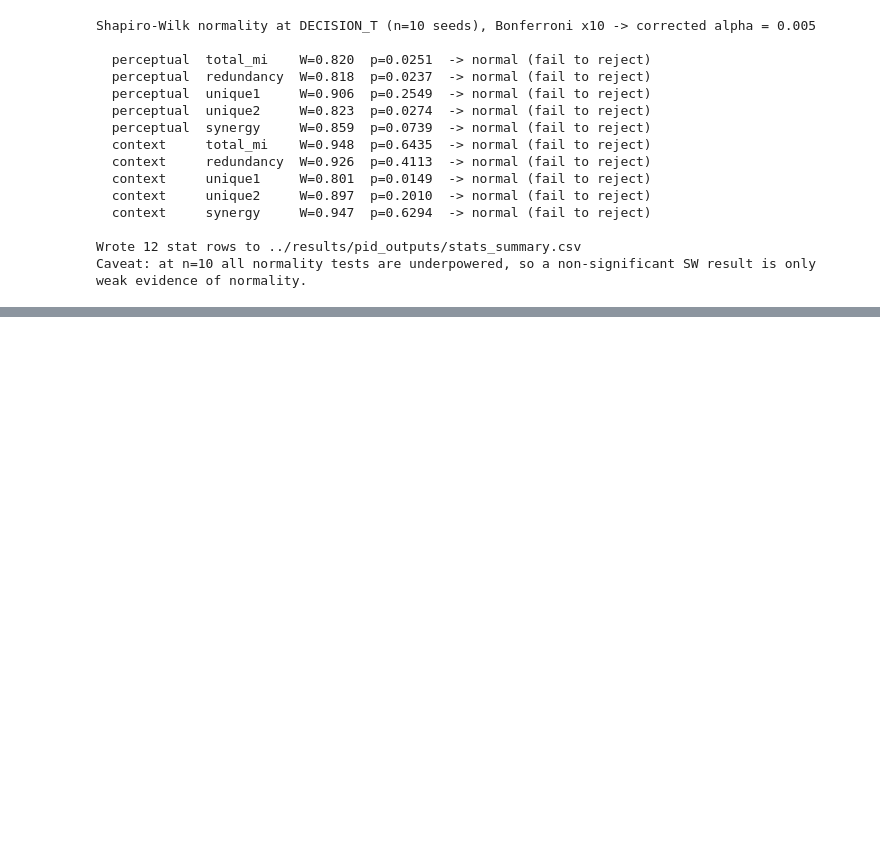
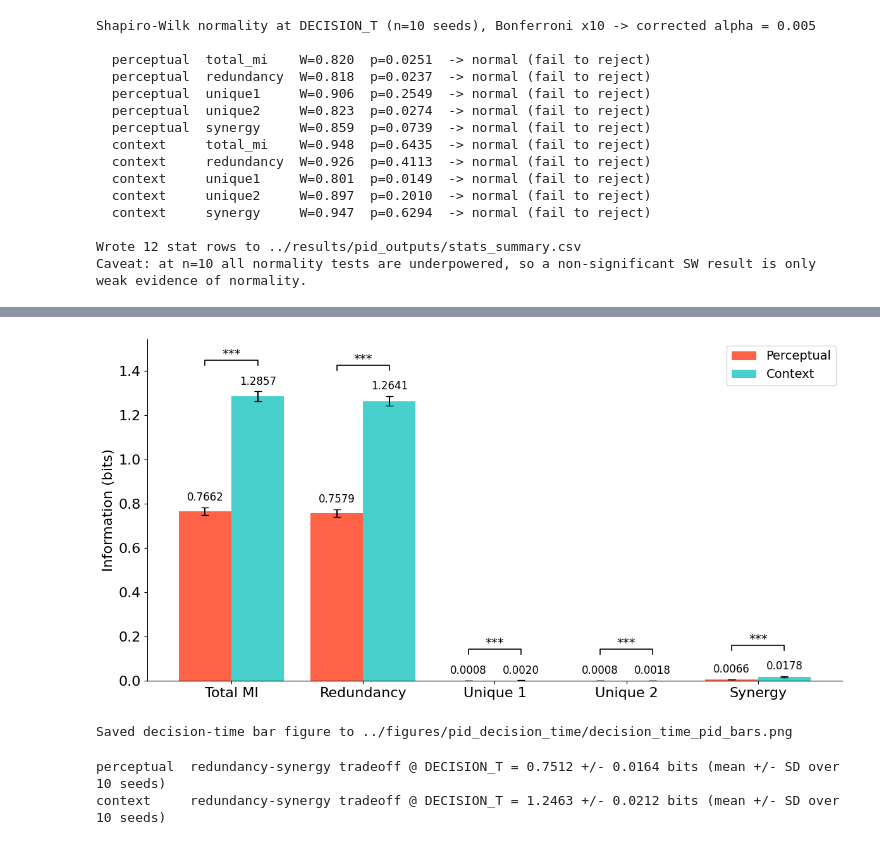
Before and after one commit to jgendra/NeuroAI-Project13, a Jupyter notebook: notebooks/06_Full_PID_analysis_pipeline.ipynb, the cells around one changed output, grey strips where cells are left out. Drawn from its saved outputs; the diff is of its cells as text; code cells hidden in the pictures; blank space fills up the shorter version.

```diff
--- a/notebooks/06_Full_PID_analysis_pipeline.ipynb
+++ b/notebooks/06_Full_PID_analysis_pipeline.ipynb
@@ -592,0 +754,64 @@ Caveat: at n=10 all normality tests are underpowered, so a non-significant SW re
+# %%
+x    = np.arange(len(ATOMS))    # one group per atom (x tick), atom-ordered
+wbar = 0.4                      # width of each of the two grouped bars
+
+# Fig-3 across-seed mean/SD at DECISION_T (reused, NOT recomputed), atom-ordered.
+ctx_means = np.array([mean_time_PID['context'][DECISION_T, j]    for j in range(len(ATOMS))])
+ctx_sds   = np.array([sd_time_PID['context'][DECISION_T, j]      for j in range(len(ATOMS))])
+per_means = np.array([mean_time_PID['perceptual'][DECISION_T, j] for j in range(len(ATOMS))])
+per_sds   = np.array([sd_time_PID['perceptual'][DECISION_T, j]   for j in range(len(ATOMS))])
+
+fig, ax = plt.subplots(figsize=(12, 6))
+# grouped bars with SD error bars (perceptual ALWAYS left, context ALWAYS right)
+ax.bar(x - wbar/2, per_means, wbar, yerr=per_sds, capsize=4,
+       color=COLOR_PERCEPTUAL, label='Perceptual')
+ax.bar(x + wbar/2, ctx_means, wbar, yerr=ctx_sds, capsize=4,
+       color=COLOR_CONTEXT,    label='Context')
+
+# vertical offsets scaled to the data so labels/brackets never clip
+ymax_data = max((ctx_means + ctx_sds).max(), (per_means + per_sds).max())
+voff = 0.015 * ymax_data        # gap between error-bar cap and the printed value
+boff = 0.09  * ymax_data        # height of the significance bracket above the pair
+
+# mean value printed just above each error bar (fontsize 12 per spec)
+for xb, m, s in (list(zip(x - wbar/2, per_means, per_sds)) +
+                 list(zip(x + wbar/2, ctx_means, ctx_sds))):
+    ax.text(xb, m + s + voff, f"{m:.4f}", ha='center', va='bottom', fontsize=12)
+
+# per-atom significance bracket (Bonferroni-corrected p -> global p_to_stars) over each pair
+for i, atom in enumerate(ATOMS):
+    pair_top = max(ctx_means[i] + ctx_sds[i], per_means[i] + per_sds[i])
+    y_br = pair_top + boff
+    ax.plot([x[i] - wbar/2, x[i] - wbar/2, x[i] + wbar/2, x[i] + wbar/2],
+            [y_br, y_br + 0.2*boff, y_br + 0.2*boff, y_br], lw=1.2, color='black')
+    ax.text(x[i], y_br + 0.2*boff, p_to_stars(mwu_pvals_bonf[atom]),
+            ha='center', va='bottom', fontsize=14)
+
+ax.set_ylim(top=ymax_data + 2*boff)         # headroom for values + bracket + star
+ax.set_xticks(x); ax.set_xticklabels([ATOM_NAMES[a] for a in ATOMS])  # atom names, not keys
+ax.set_ylabel('Information (bits)')
+ax.tick_params(axis='x', labelsize=16)   # increase x-axis tick font size
+ax.tick_params(axis='y', labelsize=16)   # increase y-axis tick font size
+ax.legend(loc='upper right')
+plt.tight_layout()
+fig.savefig(f"{FIG_DEC_PID_DIR}/decision_time_pid_bars.png", dpi=300)
+plt.show()
+print(f"Saved decision-time bar figure to {FIG_DEC_PID_DIR}/decision_time_pid_bars.png")
+# %% [output]
+[figure, added]
+Saved decision-time bar figure to ../figures/pid_decision_time/decision_time_pid_bars.png
+# %%
+# Compute difference redundancy - synergy at DECISION_T for each seed, then average across seeds. Do this for each task.
+# This is the "redundancy-synergy tradeoff"
+redundancy_synergy_tradeoff = {
+    task: decision_pid[task][:, 1] - decision_pid[task][:, 4]  # redundancy - synergy
+    for task in TASKS
+}
+# Print the mean and standard deviation of the redundancy-synergy tradeoff for each task
+for task in TASKS:
+    mean_tradeoff = redundancy_synergy_tradeoff[task].mean()
+    std_tradeoff = redundancy_synergy_tradeoff[task].std(ddof=1)
+    print(f"{task:11s} redundancy-synergy tradeoff @ DECISION_T = {mean_tradeoff:.4f} +/- {std_tradeoff:.4f} bits (mean +/- SD over {N_SEEDS} seeds)")
+# %% [output]
+perceptual  redundancy-synergy tradeoff @ DECISION_T = 0.7512 +/- 0.0164 bits (mean +/- SD over 10 seeds)
+context     redundancy-synergy tradeoff @ DECISION_T = 1.2463 +/- 0.0212 bits (mean +/- SD over 10 seeds)
```
Also changed, not shown: parts of 10 cells of this notebook, 4 other files.
